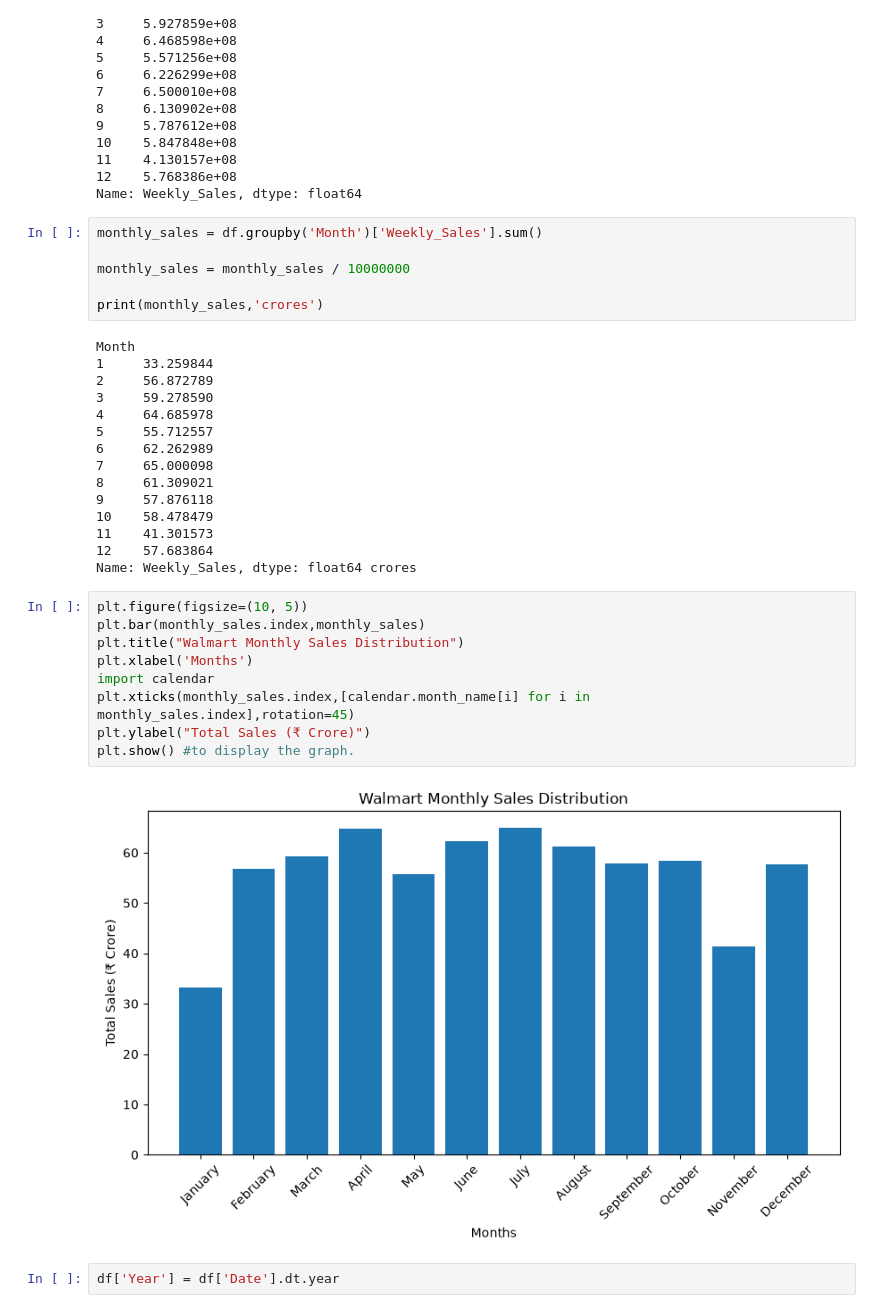
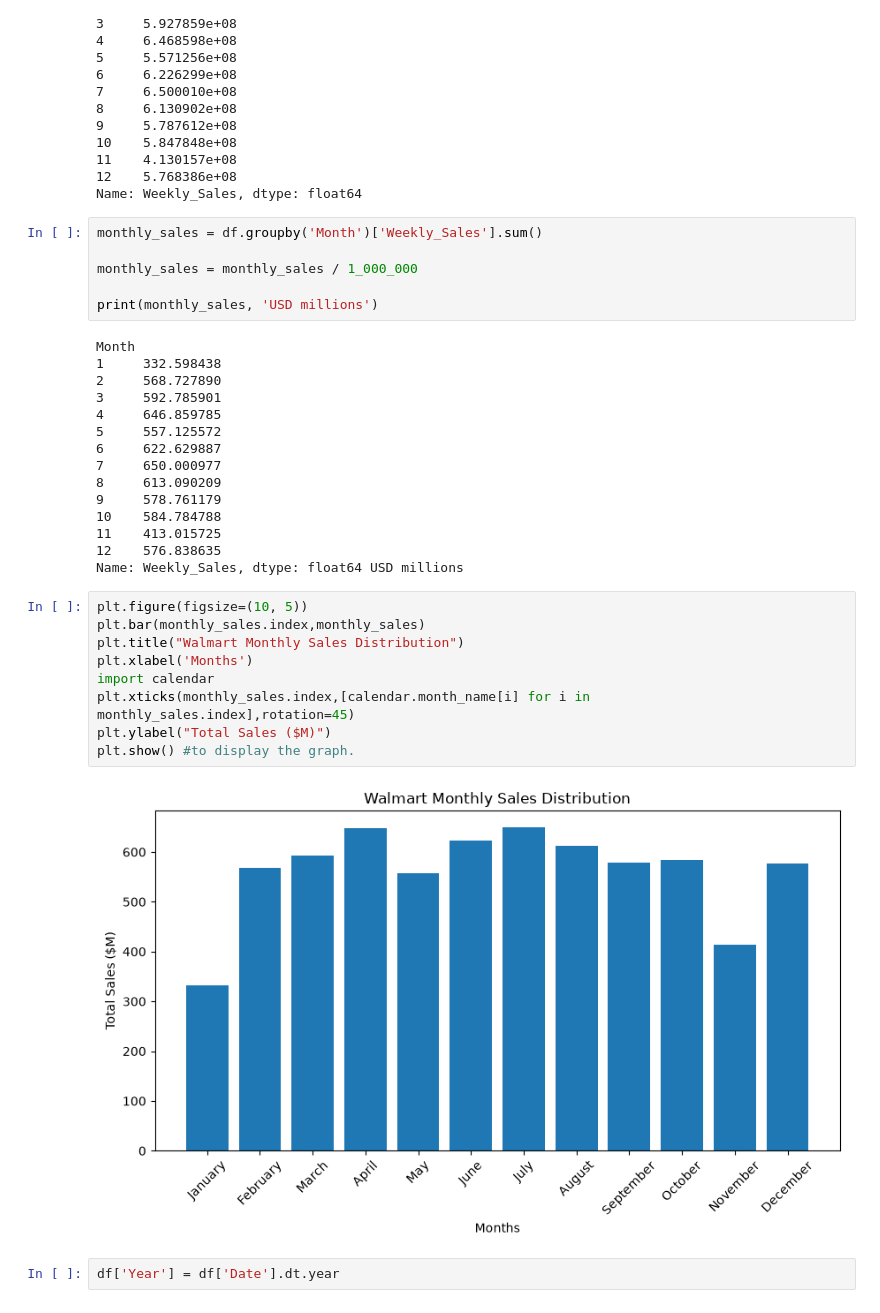
Before and after one commit to zoolutanwar/walmart-retail-sales-analytics, a Jupyter notebook: notebooks/python.ipynb, the cells around one changed output. Drawn from its saved outputs; the diff is of its cells as text.

```diff
--- a/notebooks/python.ipynb
+++ b/notebooks/python.ipynb
@@ -370,35 +369,35 @@ Name: Weekly_Sales, dtype: float64
 # %%
 monthly_sales = df.groupby('Month')['Weekly_Sales'].sum()
 
-monthly_sales = monthly_sales / 10000000
+monthly_sales = monthly_sales / 1_000_000
 
-print(monthly_sales,'crores')
+print(monthly_sales, 'USD millions')
 # %% [output]
 Month
-1     33.259844
-2     56.872789
-3     59.278590
-4     64.685978
-5     55.712557
-6     62.262989
-7     65.000098
-8     61.309021
-9     57.876118
-10    58.478479
-11    41.301573
-12    57.683864
-Name: Weekly_Sales, dtype: float64 crores
+1     332.598438
+2     568.727890
+3     592.785901
+4     646.859785
+5     557.125572
+6     622.629887
+7     650.000977
+8     613.090209
+9     578.761179
+10    584.784788
+11    413.015725
+12    576.838635
+Name: Weekly_Sales, dtype: float64 USD millions
 # %%
 plt.figure(figsize=(10, 5))
 plt.bar(monthly_sales.index,monthly_sales)
 plt.title("Walmart Monthly Sales Distribution")
 plt.xlabel('Months')
 import calendar
 plt.xticks(monthly_sales.index,[calendar.month_name[i] for i in monthly_sales.index],rotation=45)
-plt.ylabel("Total Sales (₹ Crore)")
+plt.ylabel("Total Sales ($M)")
 plt.show() #to display the graph.
 # %% [output]
-[figure, old version]
+[figure, new version]
 # %%
 df['Year'] = df['Date'].dt.year
 # %%
```
Also changed, not shown: parts of 2 cells of this notebook.
